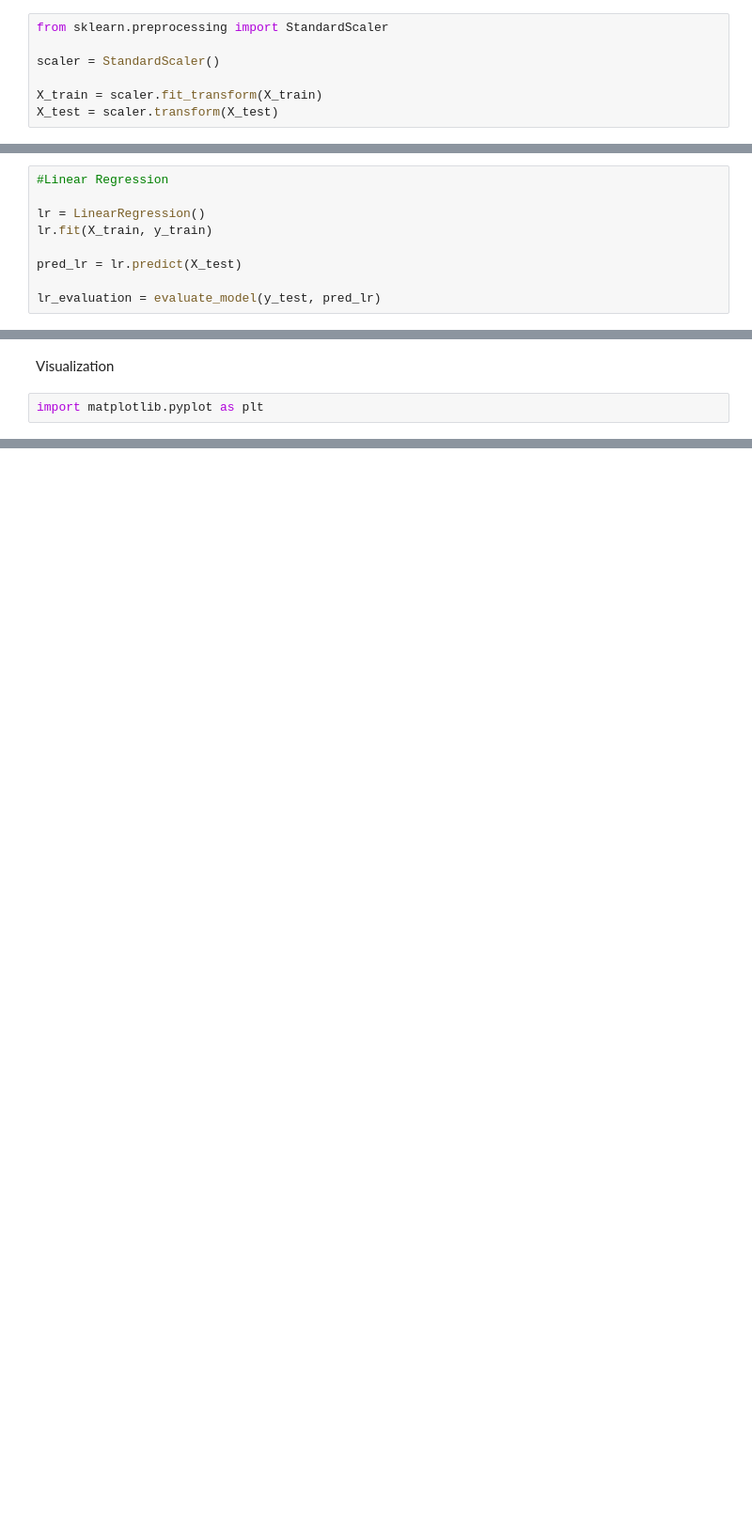
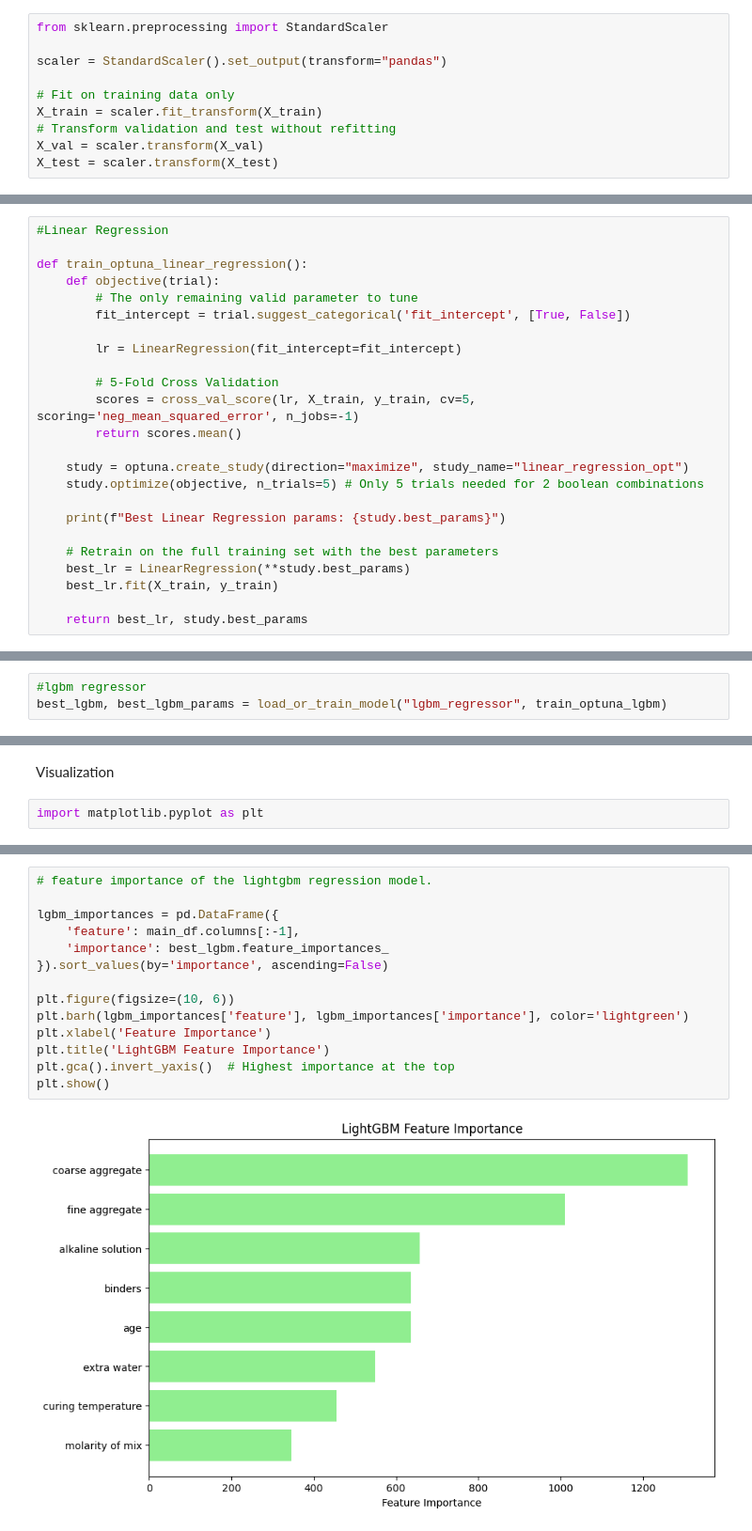
Before and after one commit to IAM-MUKUND/advanced-concrete-analysis, a Jupyter notebook: geopolymer_dataset_research.ipynb, the cells around one changed output, grey strips where cells are left out. Shown at 94% size. Drawn from its saved outputs; the diff is of its cells as text; blank space fills up the shorter version.

```diff
--- a/geopolymer_dataset_research.ipynb
+++ b/geopolymer_dataset_research.ipynb
@@ -299,9 +345,12 @@ X_train.shape, X_test.shape, y_train.shape, y_test.shape
 # %%
 from sklearn.preprocessing import StandardScaler
 
-scaler = StandardScaler()
+scaler = StandardScaler().set_output(transform="pandas")
 
+# Fit on training data only
 X_train = scaler.fit_transform(X_train)
+# Transform validation and test without refitting
+X_val = scaler.transform(X_val)
 X_test = scaler.transform(X_test)
 # %% [markdown]
 Model Training
@@ -327,9 +415,24 @@ def evaluate_model(y_true, y_pred):
 # %%
 #Linear Regression
 
-lr = LinearRegression()
-lr.fit(X_train, y_train)
+def train_optuna_linear_regression():
+    def objective(trial):
+        # The only remaining valid parameter to tune
+        fit_intercept = trial.suggest_categorical('fit_intercept', [True, False])
 
-pred_lr = lr.predict(X_test)
+        lr = LinearRegression(fit_intercept=fit_intercept)
 
-lr_evaluation = evaluate_model(y_test, pred_lr)
+        # 5-Fold Cross Validation
+        scores = cross_val_score(lr, X_train, y_train, cv=5, scoring='neg_mean_squared_error', n_jobs=-1)
+        return scores.mean()
+
+    study = optuna.create_study(direction="maximize", study_name="linear_regression_opt")
+    study.optimize(objective, n_trials=5) # Only 5 trials needed for 2 boolean combinations
+
+    print(f"Best Linear Regression params: {study.best_params}")
+
+    # Retrain on the full training set with the best parameters
+    best_lr = LinearRegression(**study.best_params)
+    best_lr.fit(X_train, y_train)
+
+    return best_lr, study.best_params
@@ -419,0 +902,3 @@ R squared score: Unlike the other three which measure error, R² measures the go
+# %%
+#lgbm regressor
+best_lgbm, best_lgbm_params = load_or_train_model("lgbm_regressor", train_optuna_lgbm)
@@ -858,0 +1089,16 @@ print(f"Predicted Compressive Strength for this mix(Random Forest): {predicted_s
+# %%
+# feature importance of the lightgbm regression model.
+
+lgbm_importances = pd.DataFrame({
+    'feature': main_df.columns[:-1],
+    'importance': best_lgbm.feature_importances_
+}).sort_values(by='importance', ascending=False)
+
+plt.figure(figsize=(10, 6))
+plt.barh(lgbm_importances['feature'], lgbm_importances['importance'], color='lightgreen')
+plt.xlabel('Feature Importance')
+plt.title('LightGBM Feature Importance')
+plt.gca().invert_yaxis()  # Highest importance at the top
+plt.show()
+# %% [output]
+[figure, added]
```
Also changed, not shown: parts of 68 cells of this notebook, 1 other file.
